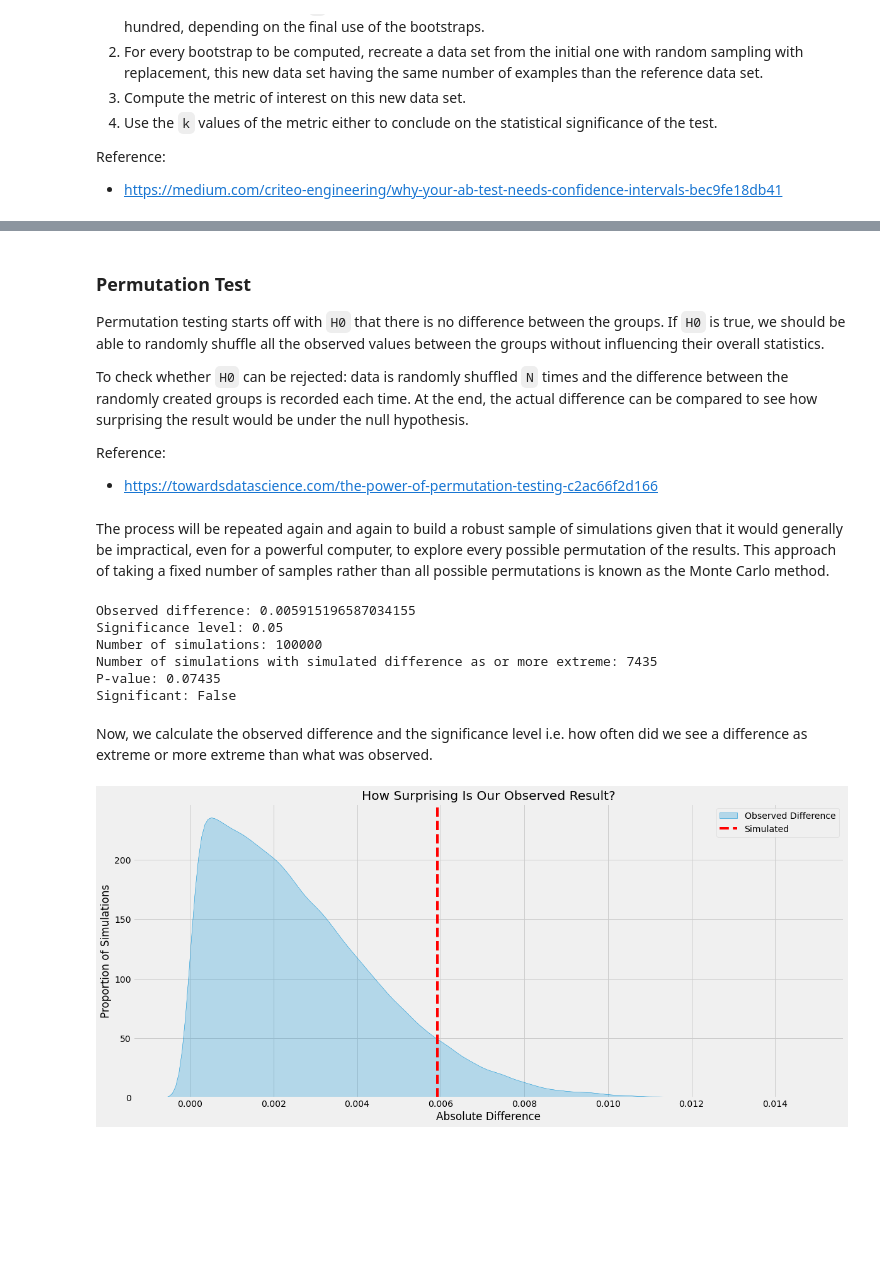
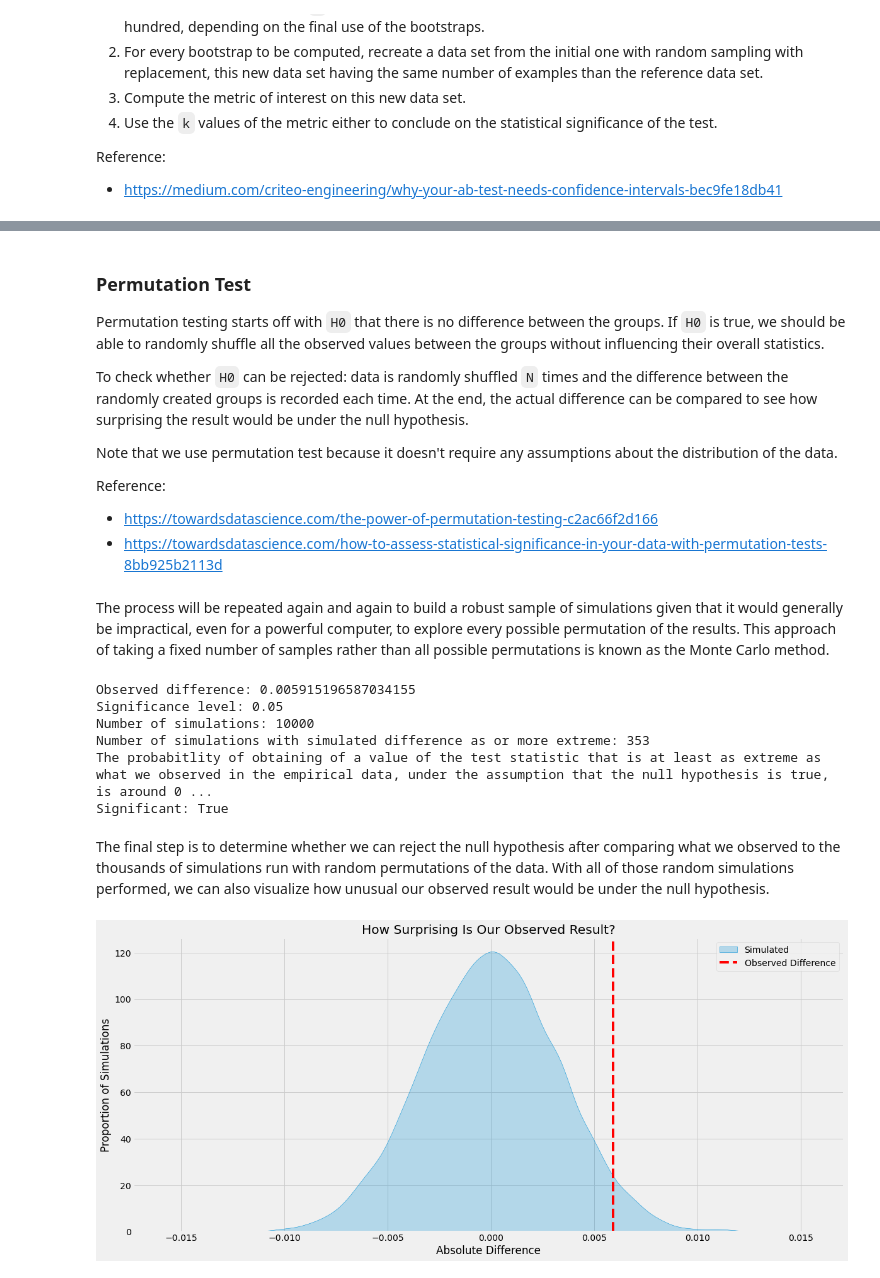
Before and after one commit to elvanselvano/hypothesis-testing, a Jupyter notebook: testing.ipynb, the cells around one changed output, grey strips where cells are left out. Drawn from its saved outputs; the diff is of its cells as text; code cells hidden in the pictures; blank space fills up the shorter version.

```diff
--- a/testing.ipynb
+++ b/testing.ipynb
@@ -88,0 +99,2 @@ memory usage: 4.6+ MB
+# %%
+df = mo.optimize(df)
@@ -134,7 +168,7 @@ df[df['sum_gamerounds'] > df['sum_gamerounds'].quantile(0.9999)]
 | 87007 | 9640085 | gate_30 | 2156 | True | True |
 | 88328 | 9791599 | gate_40 | 2063 | True | True |
 # %%
-df = df[df['sum_gamerounds'] < 3000]
+df = df[df['sum_gamerounds'] < 3000].copy()
 # %% [markdown]
 Now, we will try to compare the versions again.
 # %%
@@ -344,17 +414,19 @@ Permutation testing starts off with `H0` that there is no difference between the
 
 To check whether `H0` can be rejected: data is randomly shuffled `N` times and the difference between the randomly created groups is recorded each time. At the end, the actual difference can be compared to see how surprising the result would be under the null hypothesis.
 
-
+Note that we use permutation test because it doesn't require any assumptions about the distribution of the data.
 
 Reference:
 - https://towardsdatascience.com/the-power-of-permutation-testing-c2ac66f2d166
+- https://towardsdatascience.com/how-to-assess-statistical-significance-in-your-data-with-permutation-tests-8bb925b2113d
 # %%
 def permutation(df, group, metric):
     N = df.value_counts(group)[0]
     randomly_shuffled = np.random.permutation(df[metric].values)
     r1 = randomly_shuffled[:N].mean()
     r2 = randomly_shuffled[N:].mean()
-    return abs(r2-r1)
+
+    return r2-r1
 
 def permutation_test(df, group, metric, num_simulations):
     simulated_results = []
@@ -366,9 +438,9 @@ def permutation_test(df, group, metric, num_simulations):
 # %% [markdown]
 The process will be repeated again and again to build a robust sample of simulations given that it would generally be impractical, even for a powerful computer, to explore every possible permutation of the results. This approach of taking a fixed number of samples rather than all possible permutations is known as the Monte Carlo method.
 # %%
-observed_difference = abs(df.groupby('version')['retention_1'].mean()[0] - df.groupby('version')['retention_1'].mean()[1])
+observed_difference = df.groupby('version')['retention_1'].mean()[0] - df.groupby('version')['retention_1'].mean()[1]
 significance_level = 0.05
-num_simulations = 100000
+num_simulations = 10000
 simulated_results = permutation_test(df, 'version', 'retention_1', num_simulations)
 simulations_as_or_more_extreme = sum(simulated_results >= observed_difference)
 p_value = simulations_as_or_more_extreme / num_simulations
@@ -378,38 +450,38 @@ print('Observed difference:', observed_difference)
 print('Significance level:', significance_level)
 print('Number of simulations:', num_simulations)
 print('Number of simulations with simulated difference as or more extreme:', simulations_as_or_more_extreme)
-print('P-value:', p_value)
+print('The probabitlity of obtaining of a value of the test statistic that is at least as extreme as what we observed in the empirical data, under the assumption that the null hypothesis is true, is around', p_value)
 print('Significant:', significant_or_not)
 # %% [output]
 Observed difference: 0.005915196587034155
 Significance level: 0.05
-Number of simulations: 100000
-Number of simulations with simulated difference as or more extreme: 7435
-P-value: 0.07435
-Significant: False
+Number of simulations: 10000
+Number of simulations with simulated difference as or more extreme: 353
+The probabitlity of obtaining of a value of the test statistic that is at least as extreme as what we observed in the empirical data, under the assumption that the null hypothesis is true, is around 0 ...
+Significant: True
-# %% [markdown]
-Now, we calculate the observed difference and the significance level i.e. how often did we see a difference as extreme or more extreme than what was observed.
+# %% [markdown]
+The final step is to determine whether we can reject the null hypothesis after comparing what we observed to the thousands of simulations run with random permutations of the data. With all of those random simulations performed, we can also visualize how unusual our observed result would be under the null hypothesis.
 # %%
 plt.figure(figsize=(18, 8))
 density_plot = sns.kdeplot(simulated_results, shade=True)
 density_plot.set(
     xlabel='Absolute Difference',
     ylabel='Proportion of Simulations',
     title='How Surprising Is Our Observed Result?'
 )
 
 # Add a line to show the actual difference observed in the data
 density_plot.axvline(
     x=observed_difference,
     color='red',
     linestyle='--'
 )
 
 plt.legend(
-    labels=['Observed Difference', 'Simulated'],
+    labels=['Simulated', 'Observed Difference'],
     loc='upper right'
 )
 plt.show()
 # %% [output]
-[figure, old version]
+[figure, new version]
 # %%
```
Also changed, not shown: parts of 29 cells of this notebook.
